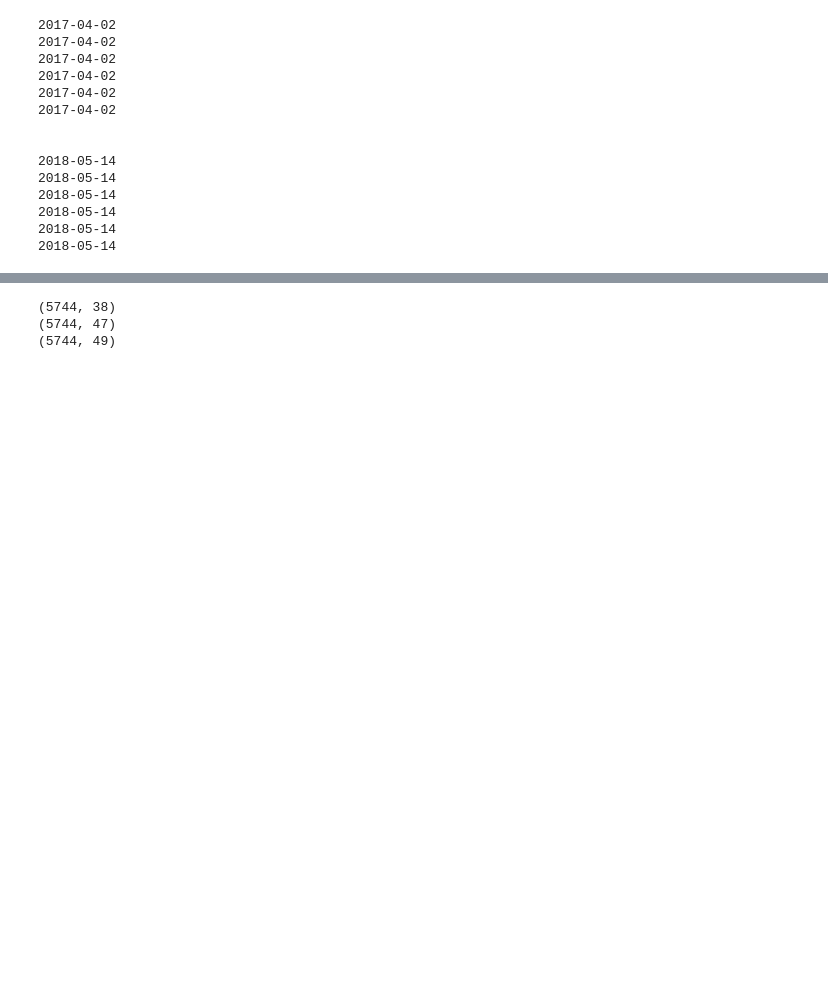
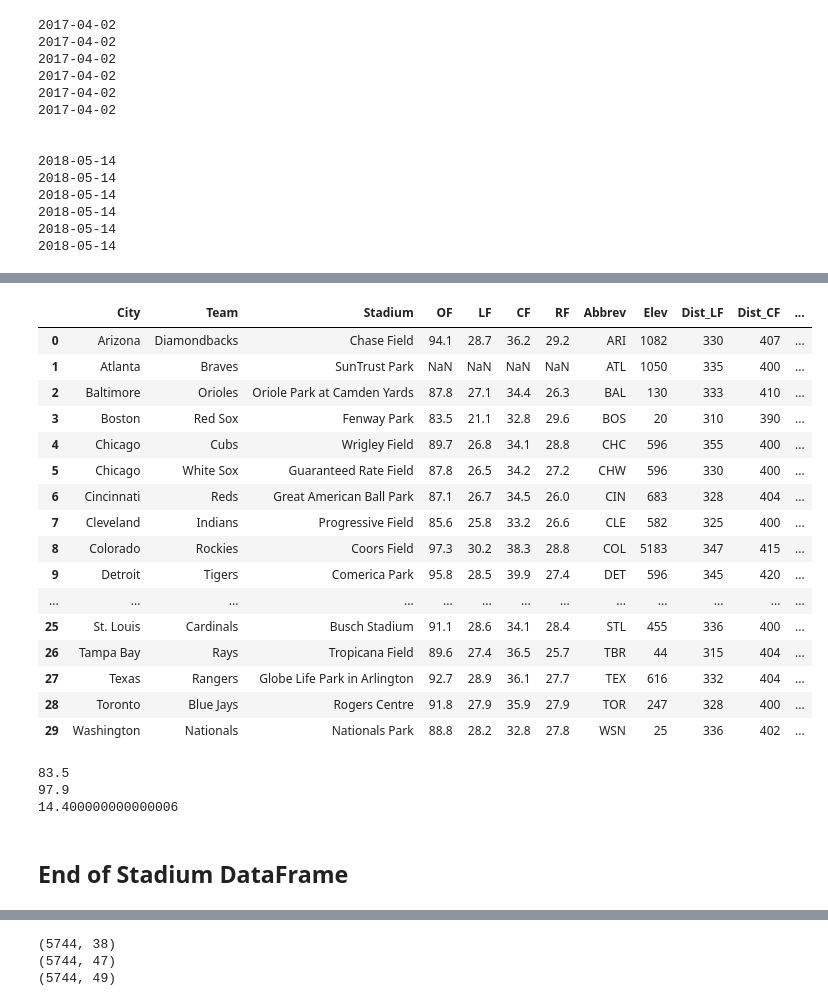
Before and after one commit to Tucker-Allen/MLB_Predictions, a Jupyter notebook: code/code.ipynb, the cells around one changed output, grey strips where cells are left out. Cells and saved outputs as stored; diff of their text form; code cells hidden in the pictures; blank space fills up the shorter version.

```diff
--- a/code/code.ipynb
+++ b/code/code.ipynb
@@ -126,0 +117,13 @@ stadiums = {'BOS':'Fenway Park', 'CHC':'Wrigley Field', 'DET':'Comerica Park',
+# %%
+# https://www.fangraphs.com/community/complete-outfield-dimensions/
+stad_df = pd.read_csv('../data/power_alleys.tsv', sep='\t')
+# %%
+# New Stadium for ATL, dimensions unknown
+stad_df.set_value(1, 'Stadium', 'SunTrust Park')
+stad_df.set_value(1, 'OF', np.nan)
+stad_df.set_value(1, 'LF', np.nan)
+stad_df.set_value(1, 'CF', np.nan)
+stad_df.set_value(1, 'RF', np.nan)
+
+# Stadium for CHW only renamed, dimensions the same
+stad_df.set_value(5, 'Stadium', 'Guaranteed Rate Field')
@@ -126,0 +148,4 @@ stadiums = {'BOS':'Fenway Park', 'CHC':'Wrigley Field', 'DET':'Comerica Park',
+# %%
+stad_df['Abbrev'] = ['ARI', 'ATL', 'BAL', 'BOS', 'CHC', 'CHW', 'CIN', 'CLE', 'COL', 'DET',
+                      'HOU', 'KCR', 'LAA', 'LAD', 'MIA', 'MIL', 'MIN', 'NYM', 'NYY', 'OAK',
+                      'PHI', 'PIT', 'SDP', 'SFG', 'SEA', 'STL', 'TBR', 'TEX', 'TOR', 'WSN']
@@ -126,0 +188,42 @@ stadiums = {'BOS':'Fenway Park', 'CHC':'Wrigley Field', 'DET':'Comerica Park',
+# %%
+elev_list = []
+lf_list = []
+cf_list = []
+rf_list = []
+for i in stad_df.index:
+    elev_list.append(stadium_dims[stad_df.loc[i]['Abbrev']][0])
+    lf_list.append(stadium_dims[stad_df.loc[i]['Abbrev']][1])
+    cf_list.append(stadium_dims[stad_df.loc[i]['Abbrev']][2])
+    rf_list.append(stadium_dims[stad_df.loc[i]['Abbrev']][3])
+stad_df['Elev'] = elev_list
+stad_df['Dist_LF'] = lf_list
+stad_df['Dist_CF'] = cf_list
+stad_df['Dist_RF'] = rf_list
+# %%
+stad_df
+# %% [output]
+|  | City | Team | Stadium | OF | LF | CF | RF | Abbrev | Elev | Dist_LF | Dist_CF | ... |
+| 0 | Arizona | Diamondbacks | Chase Field | 94.1 | 28.7 | 36.2 | 29.2 | ARI | 1082 | 330 | 407 | ... |
+| 1 | Atlanta | Braves | SunTrust Park | NaN | NaN | NaN | NaN | ATL | 1050 | 335 | 400 | ... |
+| 2 | Baltimore | Orioles | Oriole Park at Camden Yards | 87.8 | 27.1 | 34.4 | 26.3 | BAL | 130 | 333 | 410 | ... |
+| 3 | Boston | Red Sox | Fenway Park | 83.5 | 21.1 | 32.8 | 29.6 | BOS | 20 | 310 | 390 | ... |
+| 4 | Chicago | Cubs | Wrigley Field | 89.7 | 26.8 | 34.1 | 28.8 | CHC | 596 | 355 | 400 | ... |
+| 5 | Chicago | White Sox | Guaranteed Rate Field | 87.8 | 26.5 | 34.2 | 27.2 | CHW | 596 | 330 | 400 | ... |
+| 6 | Cincinnati | Reds | Great American Ball Park | 87.1 | 26.7 | 34.5 | 26.0 | CIN | 683 | 328 | 404 | ... |
+| 7 | Cleveland | Indians | Progressive Field | 85.6 | 25.8 | 33.2 | 26.6 | CLE | 582 | 325 | 400 | ... |
+| 8 | Colorado | Rockies | Coors Field | 97.3 | 30.2 | 38.3 | 28.8 | COL | 5183 | 347 | 415 | ... |
+| 9 | Detroit | Tigers | Comerica Park | 95.8 | 28.5 | 39.9 | 27.4 | DET | 596 | 345 | 420 | ... |
+| ... | ... | ... | ... | ... | ... | ... | ... | ... | ... | ... | ... | ... |
+| 25 | St. Louis | Cardinals | Busch Stadium | 91.1 | 28.6 | 34.1 | 28.4 | STL | 455 | 336 | 400 | ... |
+| 26 | Tampa Bay | Rays | Tropicana Field | 89.6 | 27.4 | 36.5 | 25.7 | TBR | 44 | 315 | 404 | ... |
+| 27 | Texas | Rangers | Globe Life Park in Arlington | 92.7 | 28.9 | 36.1 | 27.7 | TEX | 616 | 332 | 404 | ... |
+| 28 | Toronto | Blue Jays | Rogers Centre | 91.8 | 27.9 | 35.9 | 27.9 | TOR | 247 | 328 | 400 | ... |
+| 29 | Washington | Nationals | Nationals Park | 88.8 | 28.2 | 32.8 | 27.8 | WSN | 25 | 336 | 402 | ... |
+# %%
+print(stad_df['OF'].min())
+print(stad_df['OF'].max())
+print(stad_df['OF'].max()-stad_df['OF'].min())
+# %% [output]
+83.5
+97.9
+14.400000000000006
@@ -126,0 +233,2 @@ stadiums = {'BOS':'Fenway Park', 'CHC':'Wrigley Field', 'DET':'Comerica Park',
+# %% [markdown]
+## End of Stadium DataFrame
```
Also changed, not shown: parts of 14 cells of this notebook, 1 other file.
